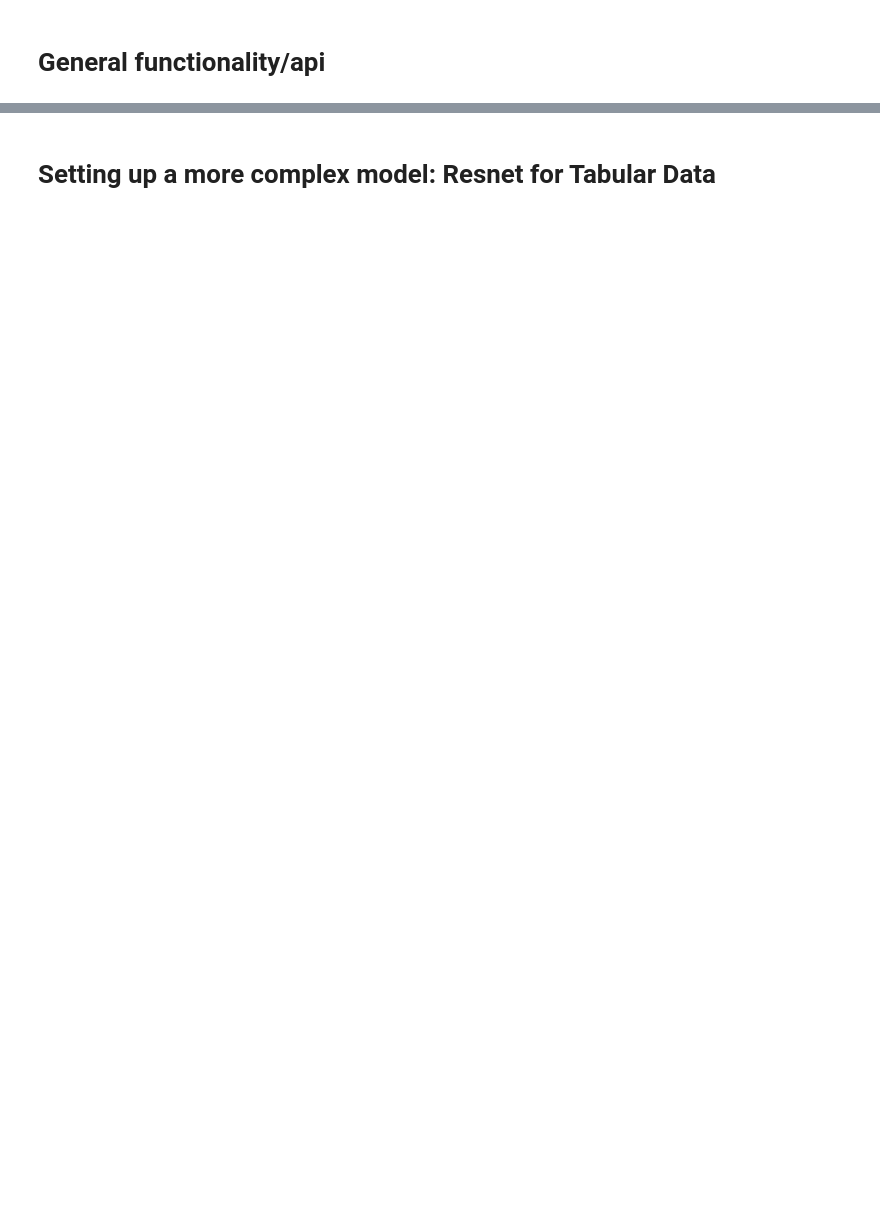
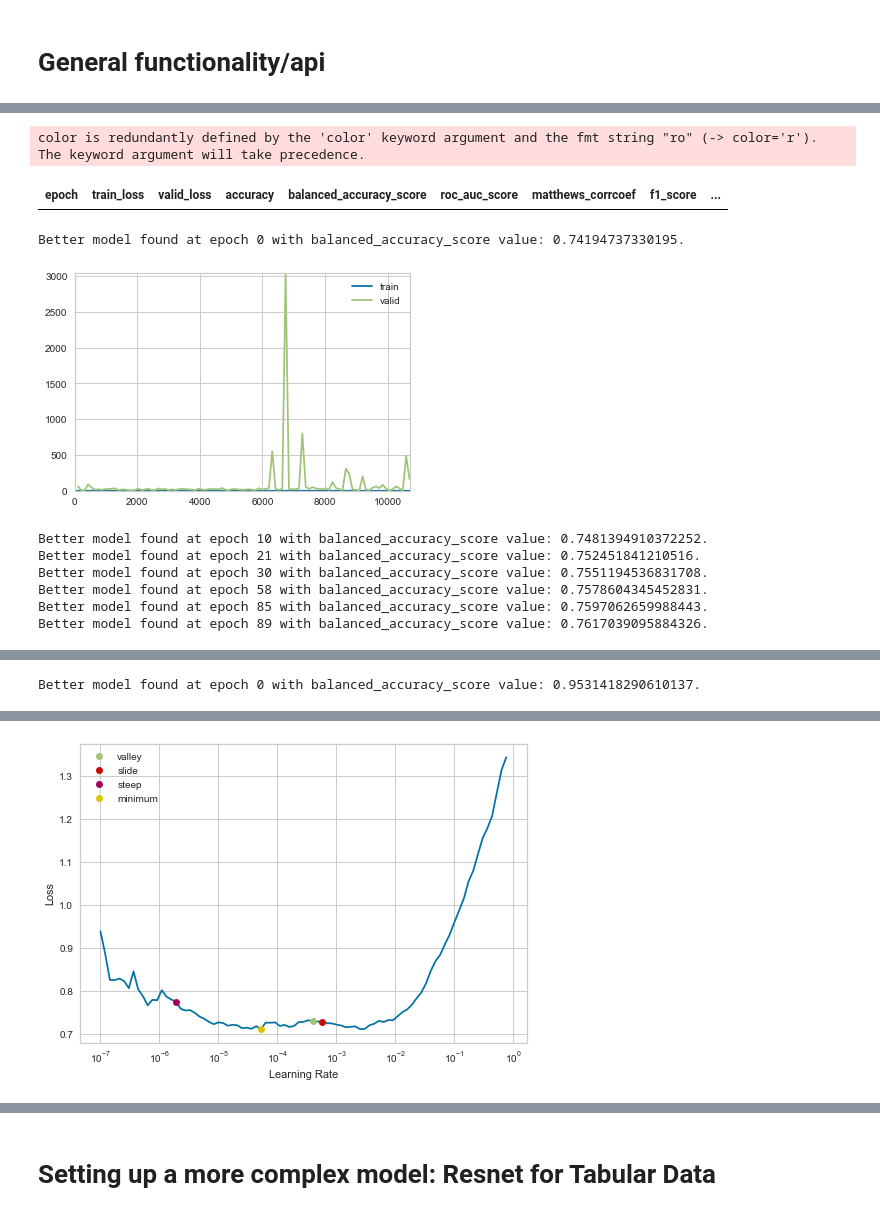
Before and after one commit to Karson-Fye/CMUDarknet, a Jupyter notebook: basic_temp.ipynb, the cells around one changed output, grey strips where cells are left out. Cells and saved outputs as stored; diff of their text form; code cells hidden in the pictures; blank space fills up the shorter version.

```diff
--- a/basic_temp.ipynb
+++ b/basic_temp.ipynb
@@ -3623,0 +4988,23 @@ data = transform_and_split_data(balanced_df, 'Application Type', split=.2)
+# %%
+logger_1 = DFLogger()
+collector_1 = ModelStatsCallback()
+grapher_1 = LazyGraphCallback()
+grapher_2 = ShowGraphCallback()
+# model_saver = SaveModelCallback(monitor='f1_score')
+model_saver = SaveModelCallback(monitor='balanced_accuracy_score')
+callbacks_1 = [model_saver, logger_1, collector_1, grapher_1, grapher_2]
+
+
+simple_spd_to_cnn_1d = package_experiment(
+    'A test of the package experiment function using the SPD to CNN model for 1D data',
+    run_torch_nn_experiment(
+        small_application_dataset['Dataset'],
+        small_application_dataset['File'],
+        'Application Type',
+        give_model_2,
+        callbacks=callbacks_1,
+        config={'channels': 1}
+    ),
+    small_application_dataset,
+    callbacks_1
+)
@@ -3623,0 +5033,11 @@ data = transform_and_split_data(balanced_df, 'Application Type', split=.2)
+# %%
+simple_spd_to_cnn_1d = package_experiment(
+    'A test of the continueing training deep model function: 10 epochs',
+    continue_training_deep_model(
+        simple_spd_to_cnn_1d['Results'],
+        epochs=100
+    ),
+    simple_spd_to_cnn_1d,
+    list(simple_spd_to_cnn_1d['Callbacks'].values())
+)
+# %% [output]
@@ -3623,0 +5045,10 @@ data = transform_and_split_data(balanced_df, 'Application Type', split=.2)
+color is redundantly defined by the 'color' keyword argument and the fmt string "ro" (-> color='r'). The keyword argument will take precedence.
+| epoch | train_loss | valid_loss | accuracy | balanced_accuracy_score | roc_auc_score | matthews_corrcoef | f1_score | ... |
+Better model found at epoch 0 with balanced_accuracy_score value: 0.74194737330195.
+[figure, added]
+Better model found at epoch 10 with balanced_accuracy_score value: 0.7481394910372252.
+Better model found at epoch 21 with balanced_accuracy_score value: 0.752451841210516.
+Better model found at epoch 30 with balanced_accuracy_score value: 0.7551194536831708.
+Better model found at epoch 58 with balanced_accuracy_score value: 0.7578604345452831.
+Better model found at epoch 85 with balanced_accuracy_score value: 0.7597062659988443.
+Better model found at epoch 89 with balanced_accuracy_score value: 0.7617039095884326.
@@ -3623,0 +5056 @@ data = transform_and_split_data(balanced_df, 'Application Type', split=.2)
+Better model found at epoch 0 with balanced_accuracy_score value: 0.9531418290610137.
@@ -3623,0 +5059 @@ data = transform_and_split_data(balanced_df, 'Application Type', split=.2)
+[figure, added]
```
Also changed, not shown: parts of 140 cells of this notebook, 4 other files.
